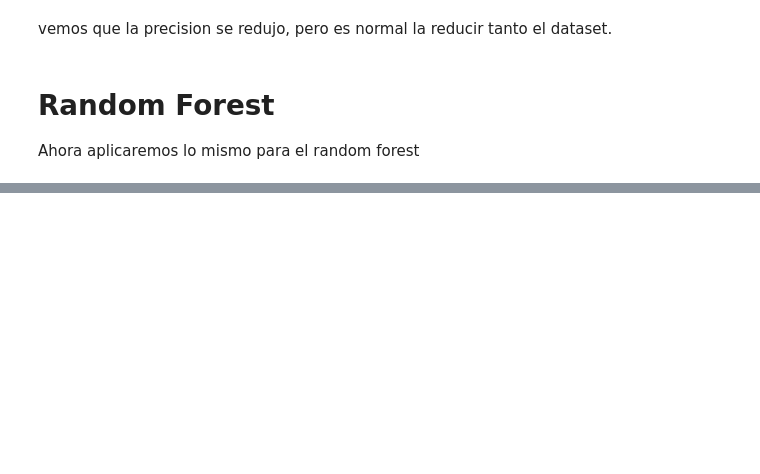
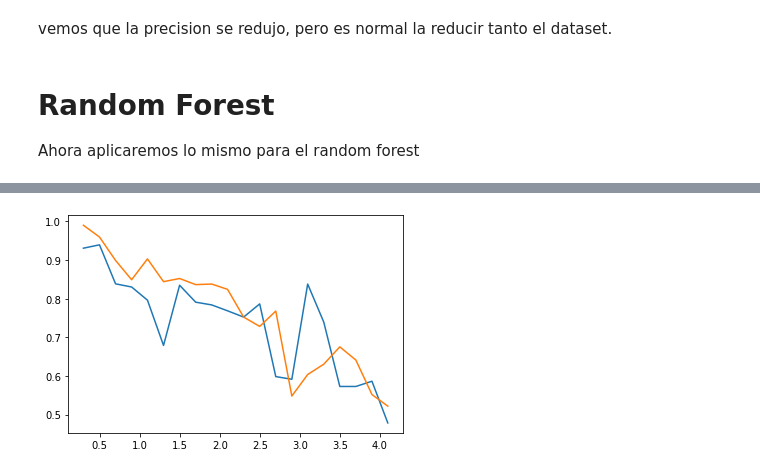
Before and after one commit to JDContreras/Predictive-Maintenance_RandomForest, a Jupyter notebook: RandomForest.ipynb, the cells around one changed output, grey strips where cells are left out. Cells and saved outputs as stored; diff of their text form; code cells hidden in the pictures; blank space fills up the shorter version.

```diff
--- a/RandomForest.ipynb
+++ b/RandomForest.ipynb
@@ -262,0 +333,26 @@ for i in range(20):
+# %%
+j=0.1
+x_axis = []
+y1_axis = []
+y2_axis = []
+for i in range(20):
+    j = j+0.2
+
+    dfa_1 = dfa[df["Target"] != 0]
+    dfa_2 = dfa[df["Target"] == 0].sample(int(len(dfa_1)*j))
+    dfa_3 = pd.concat([dfa_1, dfa_2])
+    X = dfa_3[feature_cols]
+    y = dfa_3[target_col]
+    X_train, X_test, y_train, y_test = train_test_split(X, y, test_size=0.3, random_state=3)
+    clf_1 = DecisionTreeClassifier(max_depth=3, random_state=0)
+    clf_1 = clf_1.fit(X_train,y_train)
+    clf_2 = RandomForestClassifier(max_depth=3, random_state=0)
+    clf_2 = clf_2.fit(X_train,y_train.values.ravel())
+    print("relacion ----- " + str(len(dfa_1)) + "/" + str(len(dfa_2)))
+    x_axis.append(len(dfa_2)/len(dfa_1))
+    m1 = clf_1.predict(X_test[y_test["Target"]== 1])
+    m2 = clf_2.predict(X_test[y_test["Target"]== 1])
+    print("DT: " + str(metrics.accuracy_score(m1, np.array(len(m1)*[1]))))
+    y1_axis.append(metrics.accuracy_score(m1, np.array(len(m1)*[1])))
+    print("RF: " + str(metrics.accuracy_score(m2, np.array(len(m2)*[1]))))
+    y2_axis.append(metrics.accuracy_score(m2, np.array(len(m2)*[1])))
@@ -262,0 +377,9 @@ for i in range(20):
+# %%
+import matplotlib.pyplot as plt
+fig = plt.figure()
+ax = fig.add_subplot(1, 1, 1)
+ax.plot(x_axis, y1_axis, color='tab:blue')
+ax.plot(x_axis, y2_axis, color='tab:orange')
+plt.show()
+# %% [output]
+[figure, added]
```
Also changed, not shown: parts of 12 cells of this notebook.
